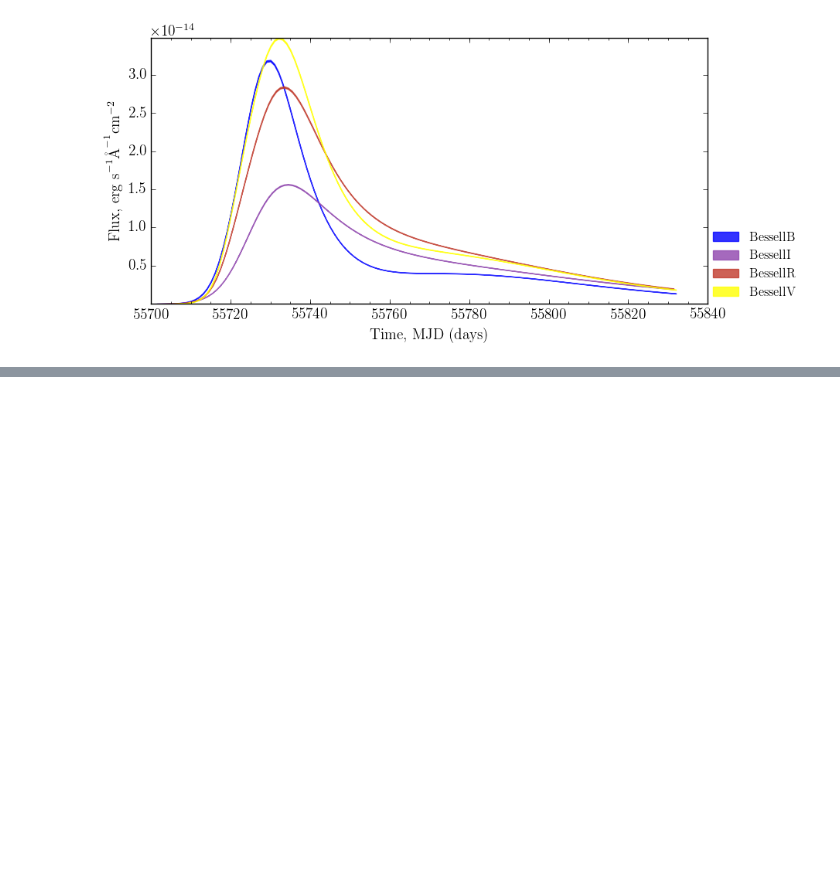
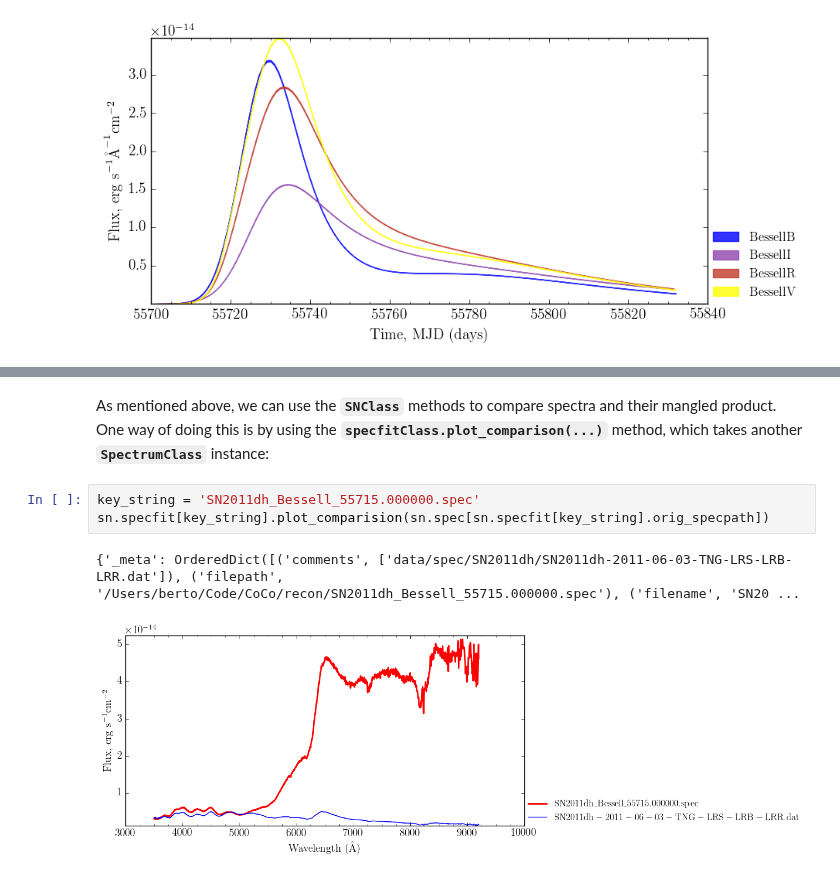
Before and after one commit to UoS-SNe/pycoco, a Jupyter notebook: notebooks/pycoco_CoCo_recon.ipynb, the cells around one changed output, grey strips where cells are left out. Saved outputs shown, nothing was run; the diff lists cells and outputs as text; blank space fills up the shorter version.

```diff
--- a/notebooks/pycoco_CoCo_recon.ipynb
+++ b/notebooks/pycoco_CoCo_recon.ipynb
@@ -129,0 +195,8 @@ mS.orig_specpath
+# %% [markdown]
+As mentioned above, we can use the **`SNClass`** methods to compare spectra and their mangled product. One way of doing this is by using the **`specfitClass.plot_comparison(...)`** method, which takes another **`SpectrumClass`** instance:
+# %%
+key_string = 'SN2011dh_Bessell_55715.000000.spec'
+sn.specfit[key_string].plot_comparision(sn.spec[sn.specfit[key_string].orig_specpath])
+# %% [output]
+{'_meta': OrderedDict([('comments', ['data/spec/SN2011dh/SN2011dh-2011-06-03-TNG-LRS-LRB-LRR.dat']), ('filepath', '/Users/berto/Code/CoCo/recon/SN2011dh_Bessell_55715.000000.spec'), ('filename', 'SN20 ...
+[figure, added]
```
Also changed, not shown: parts of 39 cells of this notebook, 1 other file.
